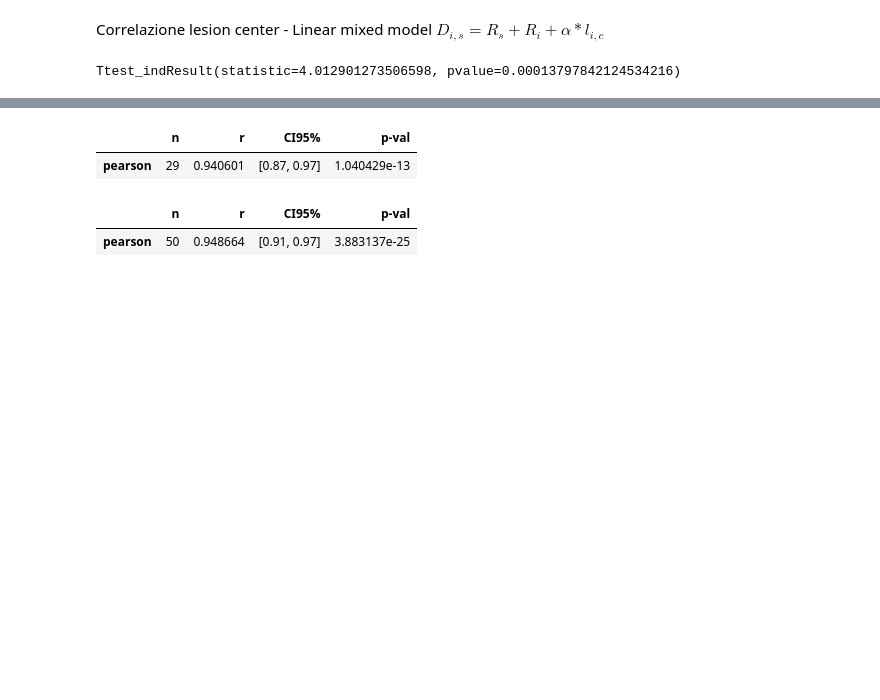
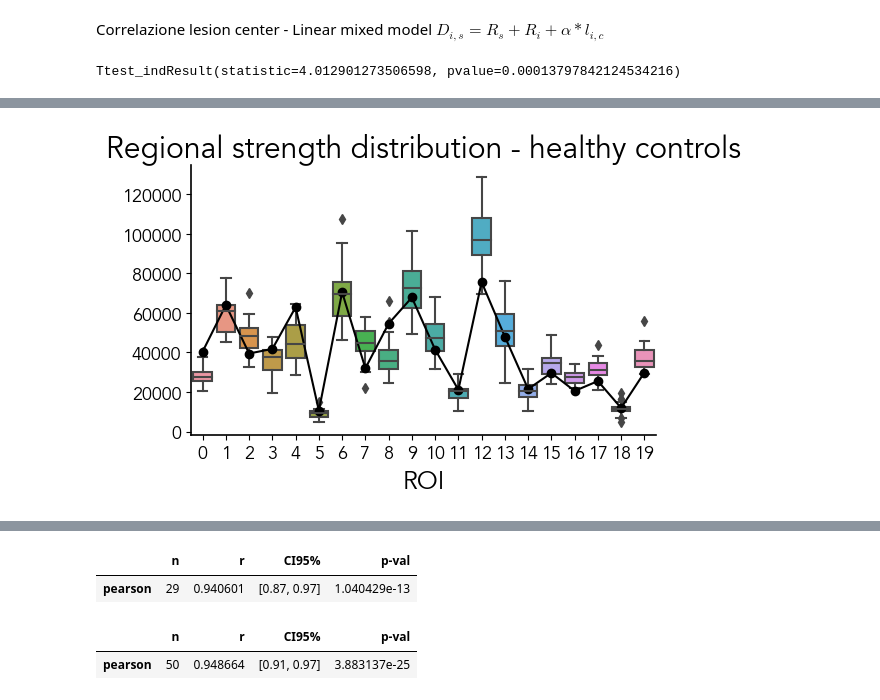
Before and after one commit to gbarzon/ConnectomeDimension, a Jupyter notebook: Figures.ipynb, the cells around one changed output, grey strips where cells are left out. Saved outputs shown, nothing was run; the diff lists cells and outputs as text; code cells hidden in the pictures; blank space fills up the shorter version.

```diff
--- a/Figures.ipynb
+++ b/Figures.ipynb
@@ -671,8 +672,8 @@ for idx, mat in enumerate(stroke):
         continue
 
     if normalize:
-        #mat /= mat.max()
-        mat = mat / mat.sum(axis=1)[:,None]
+        mat /= mat.max()
+        #mat = mat / mat.sum(axis=1)[:,None]
 
     G = nx.from_numpy_array(mat)
 
@@ -794,0 +983,8 @@ Ttest_indResult(statistic=4.012901273506598, pvalue=0.00013797842124534216)
+# %%
+sns.boxplot(data = ress_control[:,:20])
+plt.plot(ress_stroke[0,:20], '-o', c='k')
+plt.xlabel('ROI')
+plt.title('Regional strength distribution - healthy controls')
+plt.show()
+# %% [output]
+[figure, added]
```
Also changed, not shown: parts of 12 cells of this notebook, 16 other files.
